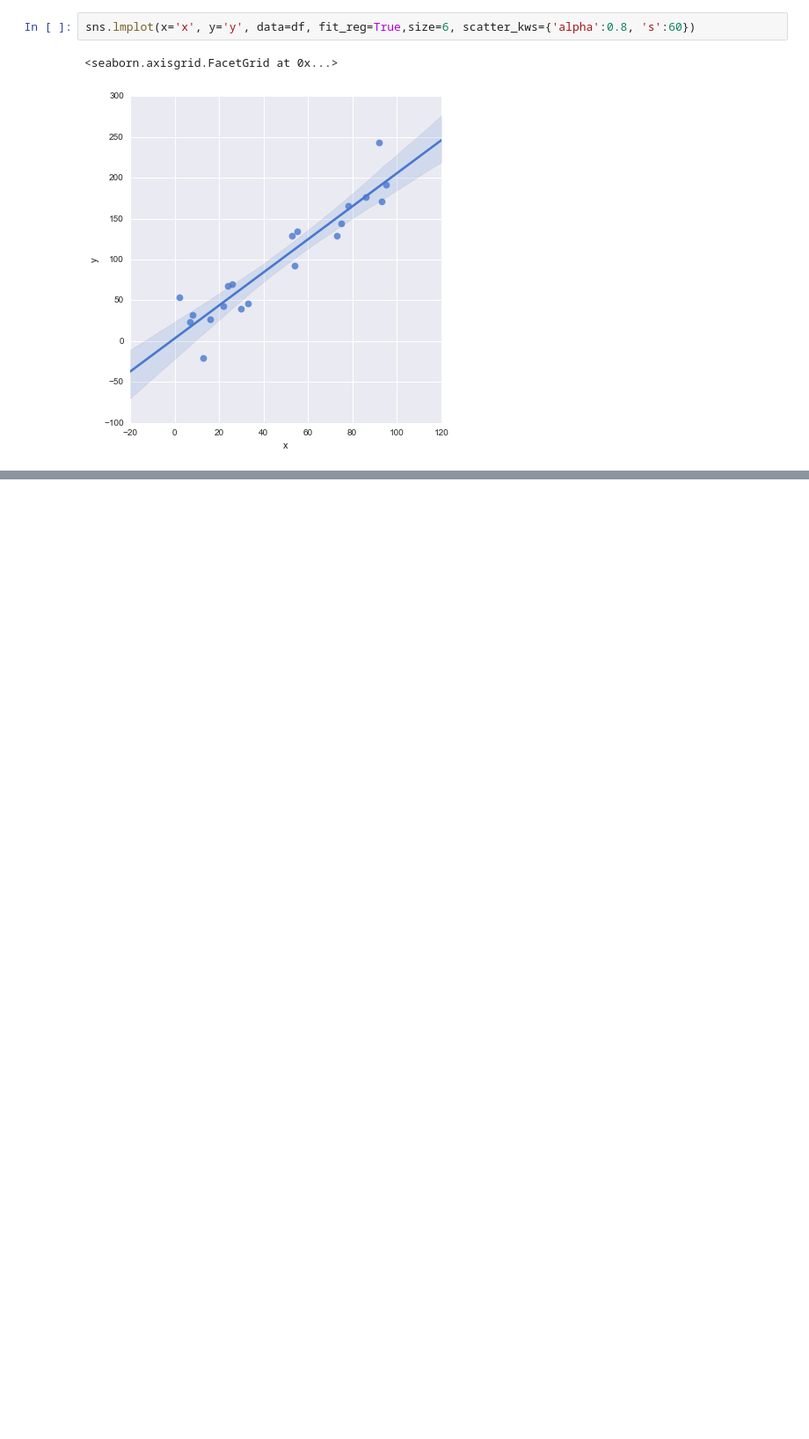
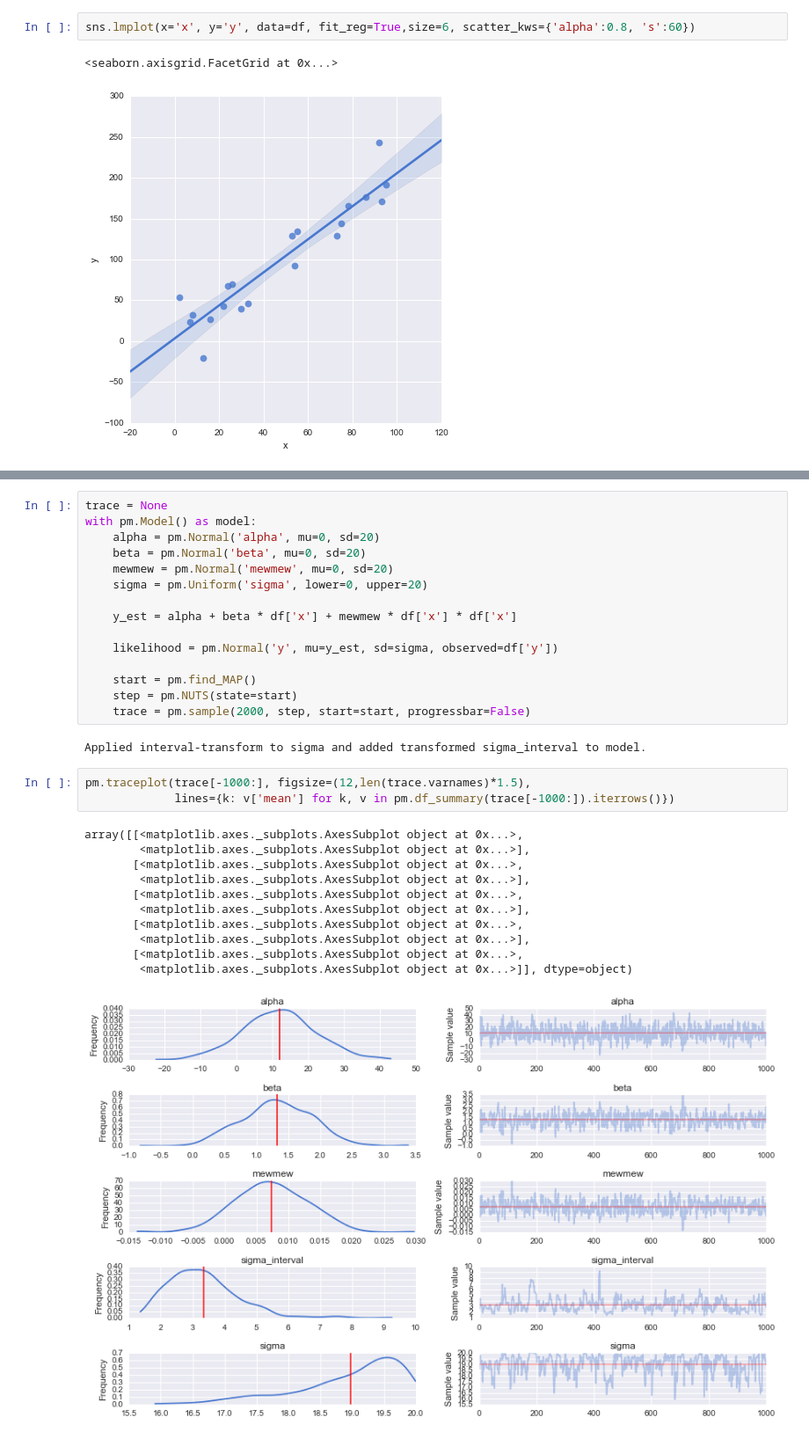
Before and after one commit to AdityaGudimella/Bayesian-Statistics, a Jupyter notebook: PyMC3 Tutorial.ipynb, the cells around one changed output, grey strips where cells are left out. Shown at 88% size. Cells and saved outputs as stored; diff of their text form; blank space fills up the shorter version.

```diff
--- a/PyMC3 Tutorial.ipynb
+++ b/PyMC3 Tutorial.ipynb
@@ -167,0 +249,32 @@ plot_posterior_cr(mdl_ols, trc_ols, df, xlims)
+# %%
+trace = None
+with pm.Model() as model:
+    alpha = pm.Normal('alpha', mu=0, sd=20)
+    beta = pm.Normal('beta', mu=0, sd=20)
+    mewmew = pm.Normal('mewmew', mu=0, sd=20)
+    sigma = pm.Uniform('sigma', lower=0, upper=20)
+
+    y_est = alpha + beta * df['x'] + mewmew * df['x'] * df['x']
+
+    likelihood = pm.Normal('y', mu=y_est, sd=sigma, observed=df['y'])
+
+    start = pm.find_MAP()
+    step = pm.NUTS(state=start)
+    trace = pm.sample(2000, step, start=start, progressbar=False)
+# %% [output]
+Applied interval-transform to sigma and added transformed sigma_interval to model.
+# %%
+pm.traceplot(trace[-1000:], figsize=(12,len(trace.varnames)*1.5),
+             lines={k: v['mean'] for k, v in pm.df_summary(trace[-1000:]).iterrows()})
+# %% [output]
+array([[<matplotlib.axes._subplots.AxesSubplot object at 0x...>,
+        <matplotlib.axes._subplots.AxesSubplot object at 0x...>],
+       [<matplotlib.axes._subplots.AxesSubplot object at 0x...>,
+        <matplotlib.axes._subplots.AxesSubplot object at 0x...>],
+       [<matplotlib.axes._subplots.AxesSubplot object at 0x...>,
+        <matplotlib.axes._subplots.AxesSubplot object at 0x...>],
+       [<matplotlib.axes._subplots.AxesSubplot object at 0x...>,
+        <matplotlib.axes._subplots.AxesSubplot object at 0x...>],
+       [<matplotlib.axes._subplots.AxesSubplot object at 0x...>,
+        <matplotlib.axes._subplots.AxesSubplot object at 0x...>]], dtype=object)
+[figure, added]
```
Also changed, not shown: parts of 14 cells of this notebook.
